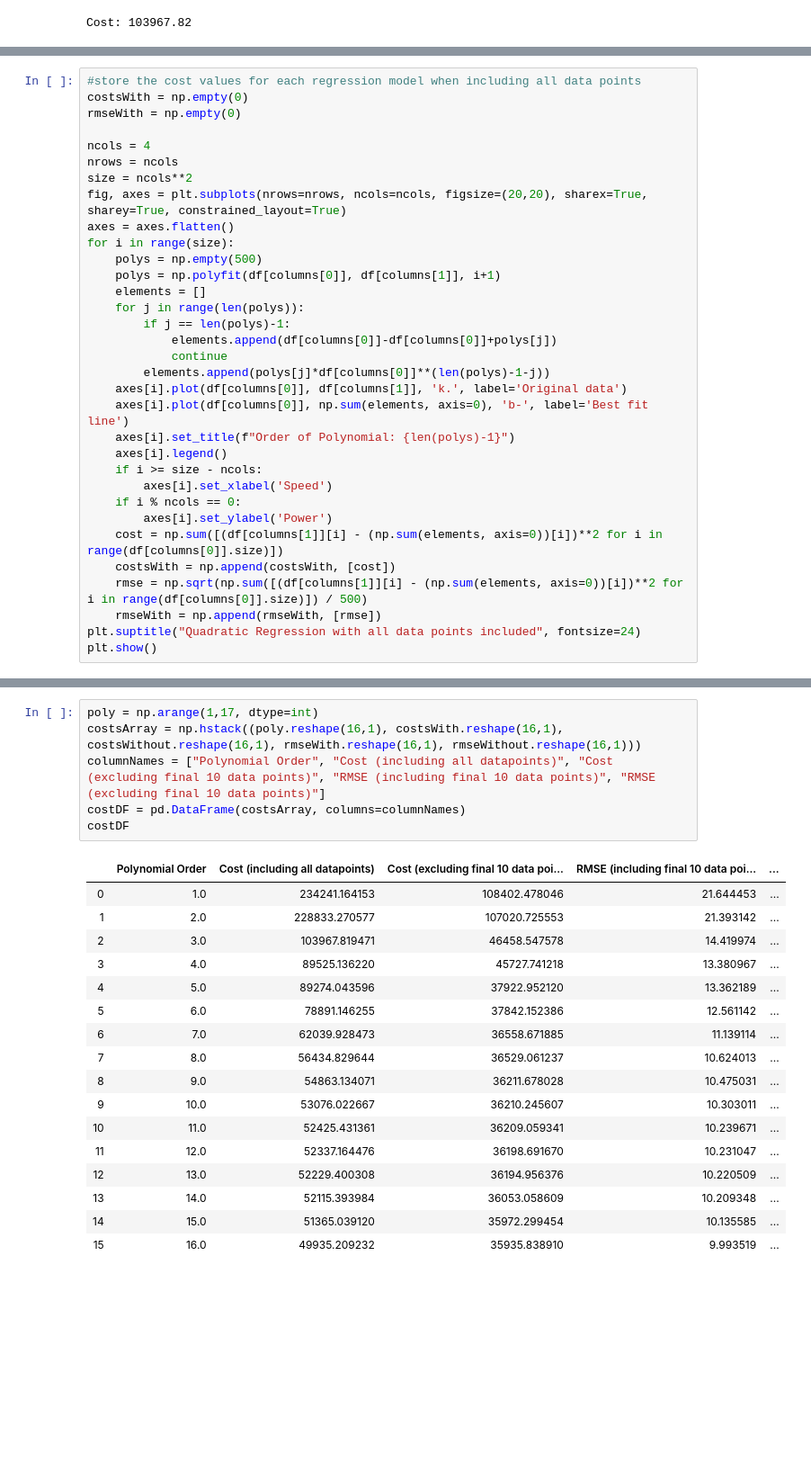
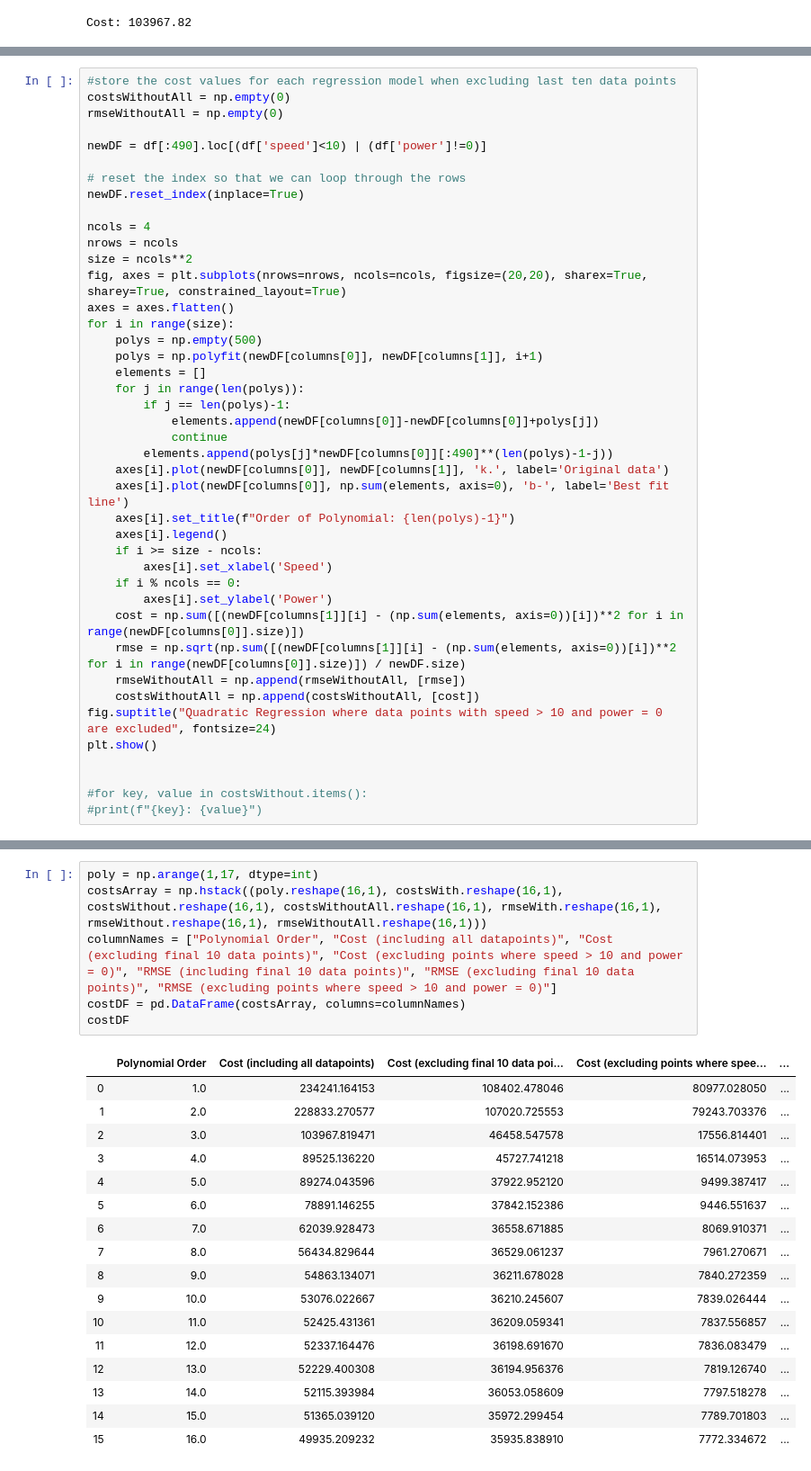
Before and after one commit to ashleycampion/GMIT_fundamentals_of_data_analysis_module, a Jupyter notebook: Project.ipynb, the cells around one changed output, grey strips where cells are left out. Shown at 90% size. Cells and saved outputs as stored; diff of their text form; blank space fills up the shorter version.

```diff
--- a/Project.ipynb
+++ b/Project.ipynb
@@ -300,9 +362,14 @@ plt.show()
 # %% [output]
 [figure]
 # %%
-#store the cost values for each regression model when including all data points
-costsWith = np.empty(0)
-rmseWith = np.empty(0)
+#store the cost values for each regression model when excluding last ten data points
+costsWithoutAll = np.empty(0)
+rmseWithoutAll = np.empty(0)
+
+newDF = df[:490].loc[(df['speed']<10) | (df['power']!=0)]
+
+# reset the index so that we can loop through the rows
+newDF.reset_index(inplace=True)
 
 ncols = 4
 nrows = ncols
@@ -311,25 +378,29 @@ fig, axes = plt.subplots(nrows=nrows, ncols=ncols, figsize=(20,20), sharex=True,
 axes = axes.flatten()
 for i in range(size):
     polys = np.empty(500)
-    polys = np.polyfit(df[columns[0]], df[columns[1]], i+1)
+    polys = np.polyfit(newDF[columns[0]], newDF[columns[1]], i+1)
     elements = []
     for j in range(len(polys)):
         if j == len(polys)-1:
-            elements.append(df[columns[0]]-df[columns[0]]+polys[j])
+            elements.append(newDF[columns[0]]-newDF[columns[0]]+polys[j])
             continue
-        elements.append(polys[j]*df[columns[0]]**(len(polys)-1-j))
-    axes[i].plot(df[columns[0]], df[columns[1]], 'k.', label='Original data')
-    axes[i].plot(df[columns[0]], np.sum(elements, axis=0), 'b-', label='Best fit line')
+        elements.append(polys[j]*newDF[columns[0]][:490]**(len(polys)-1-j))
+    axes[i].plot(newDF[columns[0]], newDF[columns[1]], 'k.', label='Original data')
+    axes[i].plot(newDF[columns[0]], np.sum(elements, axis=0), 'b-', label='Best fit line')
     axes[i].set_title(f"Order of Polynomial: {len(polys)-1}")
     axes[i].legend()
     if i >= size - ncols:
         axes[i].set_xlabel('Speed')
     if i % ncols == 0:
         axes[i].set_ylabel('Power')
-    cost = np.sum([(df[columns[1]][i] - (np.sum(elements, axis=0))[i])**2 for i in range(df[columns[0]].size)])
-    costsWith = np.append(costsWith, [cost])
-    rmse = np.sqrt(np.sum([(df[columns[1]][i] - (np.sum(elements, axis=0))[i])**2 for i in range(df[columns[0]].size)]) / 500)
-    rmseWith = np.append(rmseWith, [rmse])
-plt.suptitle("Quadratic Regression with all data points included", fontsize=24)
+    cost = np.sum([(newDF[columns[1]][i] - (np.sum(elements, axis=0))[i])**2 for i in range(newDF[columns[0]].size)])
+    rmse = np.sqrt(np.sum([(newDF[columns[1]][i] - (np.sum(elements, axis=0))[i])**2 for i in range(newDF[columns[0]].size)]) / newDF.size)
+    rmseWithoutAll = np.append(rmseWithoutAll, [rmse])
+    costsWithoutAll = np.append(costsWithoutAll, [cost])
+fig.suptitle("Quadratic Regression where data points with speed > 10 and power = 0 are excluded", fontsize=24)
 plt.show()
+
+
+#for key, value in costsWithout.items():
+#print(f"{key}: {value}")
 # %% [output]
@@ -337,27 +408,27 @@ plt.show()
 # %%
 poly = np.arange(1,17, dtype=int)
-costsArray = np.hstack((poly.reshape(16,1), costsWith.reshape(16,1), costsWithout.reshape(16,1), rmseWith.reshape(16,1), rmseWithout.reshape(16,1)))
-columnNames = ["Polynomial Order", "Cost (including all datapoints)", "Cost (excluding final 10 data points)", "RMSE (including final 10 data points)", "RMSE (excluding final 10 data points)"]
+costsArray = np.hstack((poly.reshape(16,1), costsWith.reshape(16,1), costsWithout.reshape(16,1), costsWithoutAll.reshape(16,1), rmseWith.reshape(16,1), rmseWithout.reshape(16,1), rmseWithoutAll.reshape(16,1)))
+columnNames = ["Polynomial Order", "Cost (including all datapoints)", "Cost (excluding final 10 data points)", "Cost (excluding points where speed > 10 and power = 0)", "RMSE (including final 10 data points)", "RMSE (excluding final 10 data points)", "RMSE (excluding points where speed > 10 and power = 0)"]
 costDF = pd.DataFrame(costsArray, columns=columnNames)
 costDF
 # %% [output]
-|  | Polynomial Order | Cost (including all datapoints) | Cost (excluding final 10 data poi... | RMSE (including final 10 data poi... | ... |
-| 0 | 1.0 | 234241.164153 | 108402.478046 | 21.644453 | ... |
-| 1 | 2.0 | 228833.270577 | 107020.725553 | 21.393142 | ... |
-| 2 | 3.0 | 103967.819471 | 46458.547578 | 14.419974 | ... |
-| 3 | 4.0 | 89525.136220 | 45727.741218 | 13.380967 | ... |
-| 4 | 5.0 | 89274.043596 | 37922.952120 | 13.362189 | ... |
-| 5 | 6.0 | 78891.146255 | 37842.152386 | 12.561142 | ... |
-| 6 | 7.0 | 62039.928473 | 36558.671885 | 11.139114 | ... |
-| 7 | 8.0 | 56434.829644 | 36529.061237 | 10.624013 | ... |
-| 8 | 9.0 | 54863.134071 | 36211.678028 | 10.475031 | ... |
-| 9 | 10.0 | 53076.022667 | 36210.245607 | 10.303011 | ... |
-| 10 | 11.0 | 52425.431361 | 36209.059341 | 10.239671 | ... |
-| 11 | 12.0 | 52337.164476 | 36198.691670 | 10.231047 | ... |
-| 12 | 13.0 | 52229.400308 | 36194.956376 | 10.220509 | ... |
-| 13 | 14.0 | 52115.393984 | 36053.058609 | 10.209348 | ... |
-| 14 | 15.0 | 51365.039120 | 35972.299454 | 10.135585 | ... |
-| 15 | 16.0 | 49935.209232 | 35935.838910 | 9.993519 | ... |
+|  | Polynomial Order | Cost (including all datapoints) | Cost (excluding final 10 data poi... | Cost (excluding points where spee... | ... |
+| 0 | 1.0 | 234241.164153 | 108402.478046 | 80977.028050 | ... |
+| 1 | 2.0 | 228833.270577 | 107020.725553 | 79243.703376 | ... |
+| 2 | 3.0 | 103967.819471 | 46458.547578 | 17556.814401 | ... |
+| 3 | 4.0 | 89525.136220 | 45727.741218 | 16514.073953 | ... |
+| 4 | 5.0 | 89274.043596 | 37922.952120 | 9499.387417 | ... |
+| 5 | 6.0 | 78891.146255 | 37842.152386 | 9446.551637 | ... |
+| 6 | 7.0 | 62039.928473 | 36558.671885 | 8069.910371 | ... |
+| 7 | 8.0 | 56434.829644 | 36529.061237 | 7961.270671 | ... |
+| 8 | 9.0 | 54863.134071 | 36211.678028 | 7840.272359 | ... |
+| 9 | 10.0 | 53076.022667 | 36210.245607 | 7839.026444 | ... |
+| 10 | 11.0 | 52425.431361 | 36209.059341 | 7837.556857 | ... |
+| 11 | 12.0 | 52337.164476 | 36198.691670 | 7836.083479 | ... |
+| 12 | 13.0 | 52229.400308 | 36194.956376 | 7819.126740 | ... |
+| 13 | 14.0 | 52115.393984 | 36053.058609 | 7797.518278 | ... |
+| 14 | 15.0 | 51365.039120 | 35972.299454 | 7789.701803 | ... |
+| 15 | 16.0 | 49935.209232 | 35935.838910 | 7772.334672 | ... |
 # %%
 fig, axes = plt.subplots(1,2, figsize=(12,4))
 axes[0].plot(poly, costsWith,'-', label="Including final 10")
```
Also changed, not shown: parts of 11 cells of this notebook.
